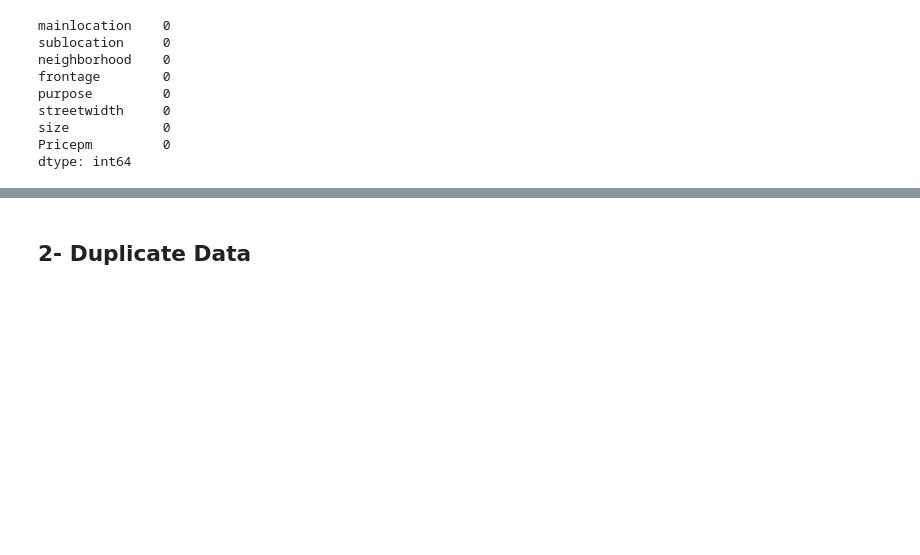
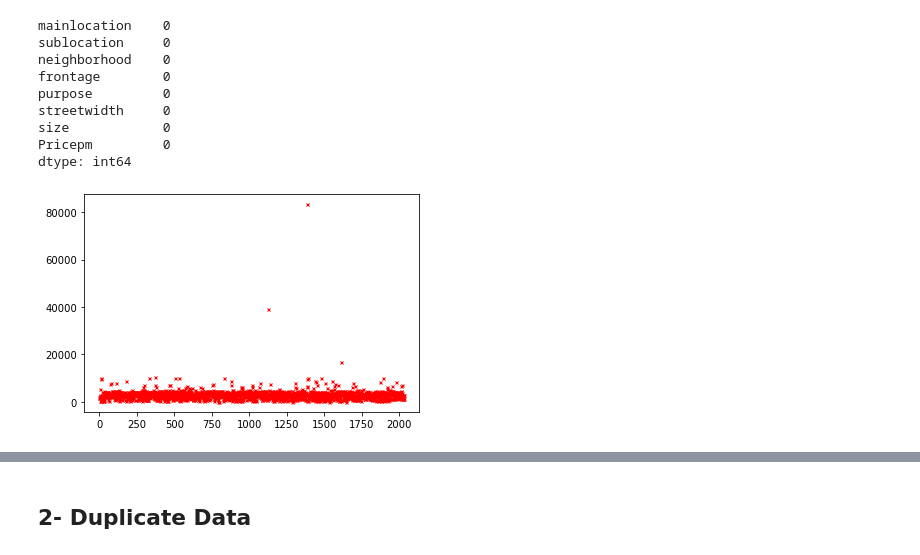
Before and after one commit to RakanW10/Aqar_Prices_Prediction, a Jupyter notebook: HW-3.ipynb, the cells around one changed output, grey strips where cells are left out. Drawn from its saved outputs; the diff is of its cells as text; code cells hidden in the pictures; blank space fills up the shorter version.

```diff
--- a/HW-3.ipynb
+++ b/HW-3.ipynb
@@ -57,3 +75,10 @@ dtype: int64
 # %%
 # print(f"The percentage of nall values after removing smoe values:")
 # print(f"'sublocation'= {data.sublocation.isna().sum() / data.shape[0]}")
+# %%
+x=range(data.shape[0])
+y=data["Pricepm"]
+plt.plot(x,y, color="none", marker="x",markersize=3,markeredgecolor="red")
+plt.show()
+# %% [output]
+[figure, added]
```
Also changed, not shown: parts of 17 cells of this notebook.
